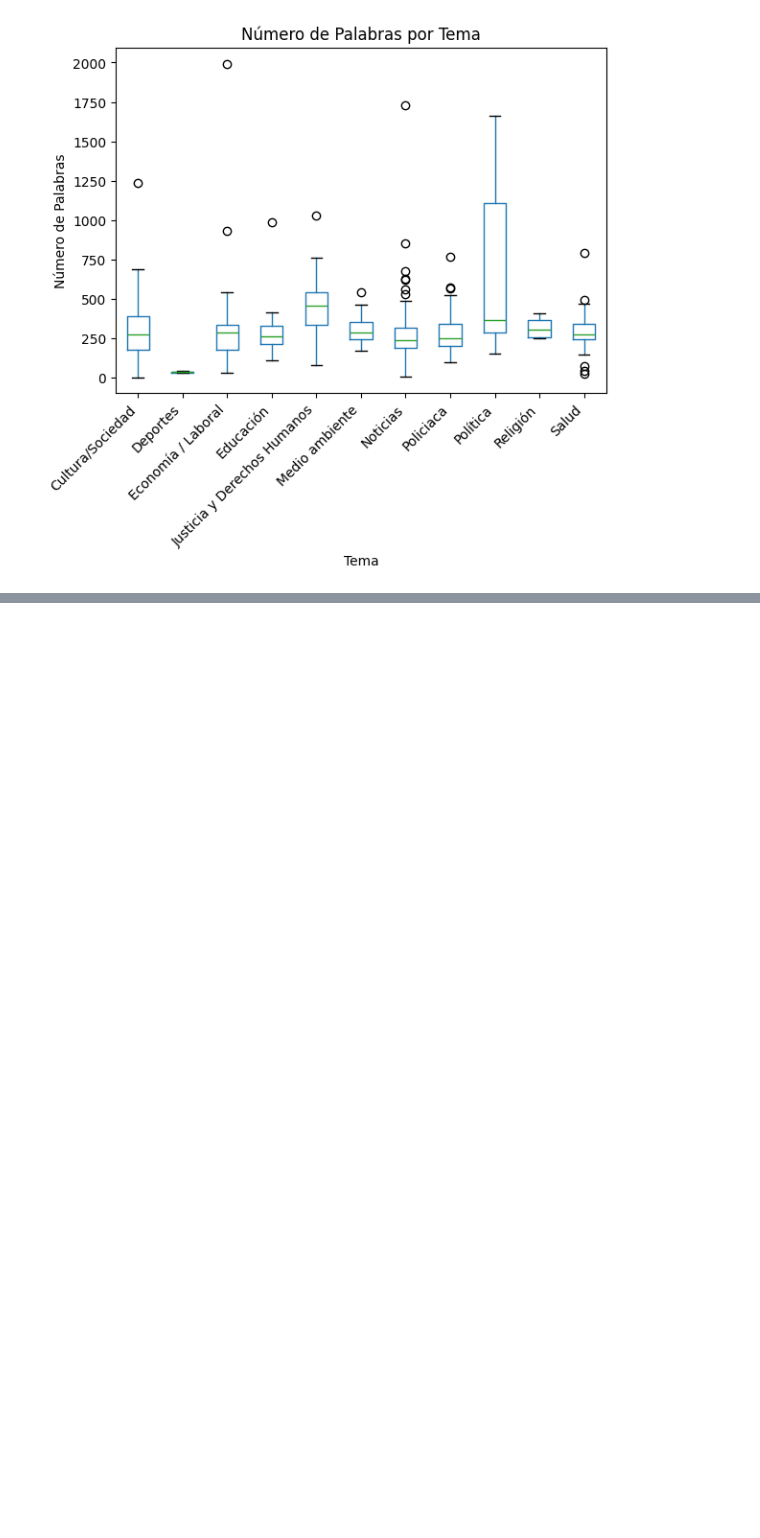
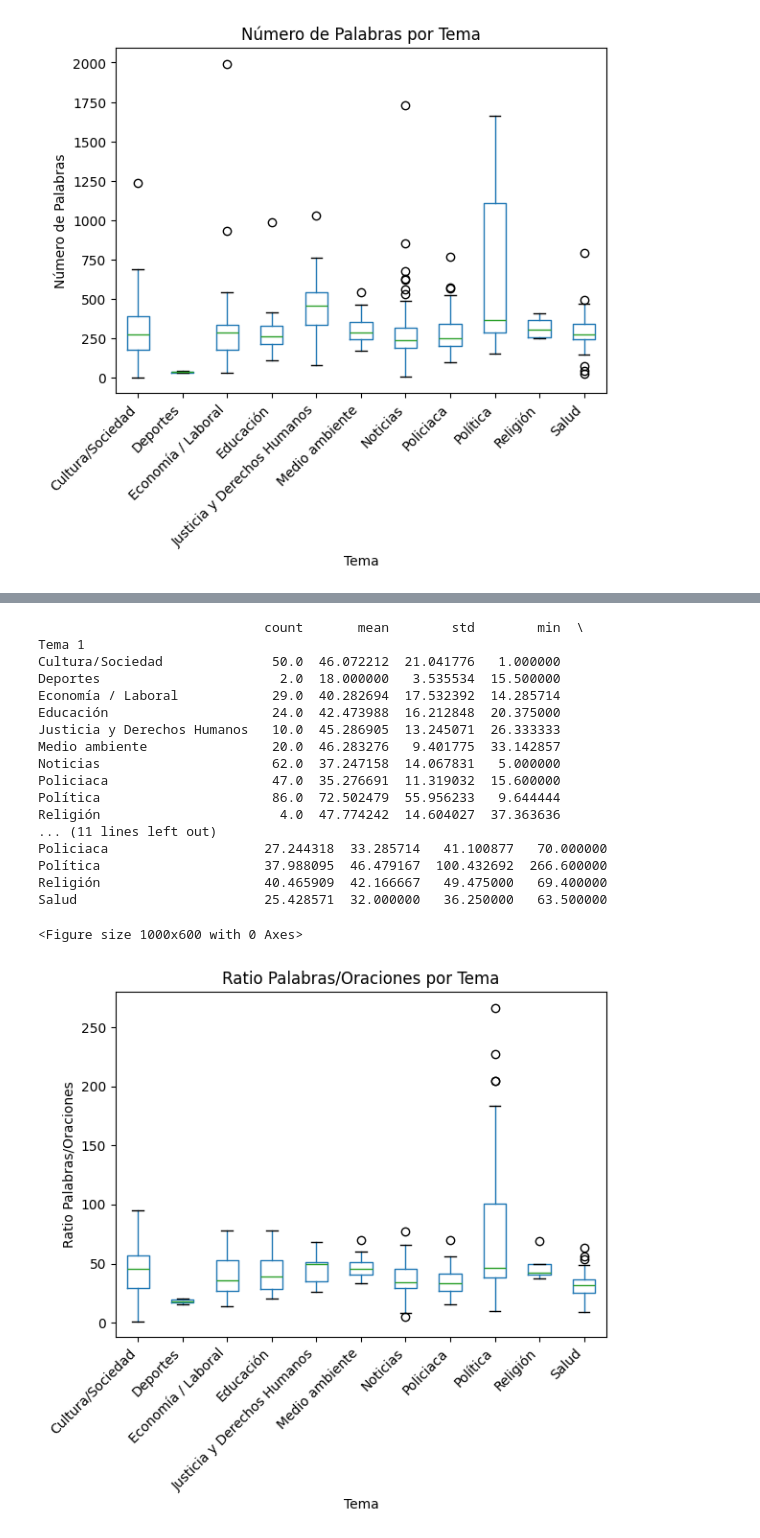
Before and after one commit to Majo2103/Proyecto_periodismo_silenciado, a Jupyter notebook: analisis_predictores.ipynb, the cells around one changed output, grey strips where cells are left out. Cells and saved outputs as stored; diff of their text form; code cells hidden in the pictures; blank space fills up the shorter version.

```diff
--- a/analisis_predictores.ipynb
+++ b/analisis_predictores.ipynb
@@ -99,3 +137,39 @@ Salud                        272.0   342.00   789.0
+# %%
+
+#Ratio entre el número de palabras y el número de oraciones
+df['ratio_palabras_oraciones'] = df['num_palabras']/df['num_oraciones']
+ratio_por_tema = df.groupby('Tema 1')
+print(ratio_por_tema['ratio_palabras_oraciones'].describe())
+
+#Grafica de cajas
+plt.figure(figsize=(10,6))
+df.boxplot(column='ratio_palabras_oraciones', by='Tema 1', grid=False)
+plt.title('Ratio Palabras/Oraciones por Tema')
+plt.suptitle('')
+plt.xlabel('Tema')
+plt.xticks(rotation=45, ha='right')
+plt.ylabel('Ratio Palabras/Oraciones')
+plt.show()
+# %% [output]
+                             count       mean        std        min  \
+Tema 1
+Cultura/Sociedad              50.0  46.072212  21.041776   1.000000
+Deportes                       2.0  18.000000   3.535534  15.500000
+Economía / Laboral            29.0  40.282694  17.532392  14.285714
+Educación                     24.0  42.473988  16.212848  20.375000
+Justicia y Derechos Humanos   10.0  45.286905  13.245071  26.333333
+Medio ambiente                20.0  46.283276   9.401775  33.142857
+Noticias                      62.0  37.247158  14.067831   5.000000
+Policiaca                     47.0  35.276691  11.319032  15.600000
+Política                      86.0  72.502479  55.956233   9.644444
+Religión                       4.0  47.774242  14.604027  37.363636
+... (11 lines left out)
+Policiaca                    27.244318  33.285714   41.100877   70.000000
+Política                     37.988095  46.479167  100.432692  266.600000
+Religión                     40.465909  42.166667   49.475000   69.400000
+Salud                        25.428571  32.000000   36.250000   63.500000
+<Figure size 1000x600 with 0 Axes>
+[figure, added]
 # %%
 #Analisis de uso de palabras clave
 
```
Also changed, not shown: parts of 5 cells of this notebook.
